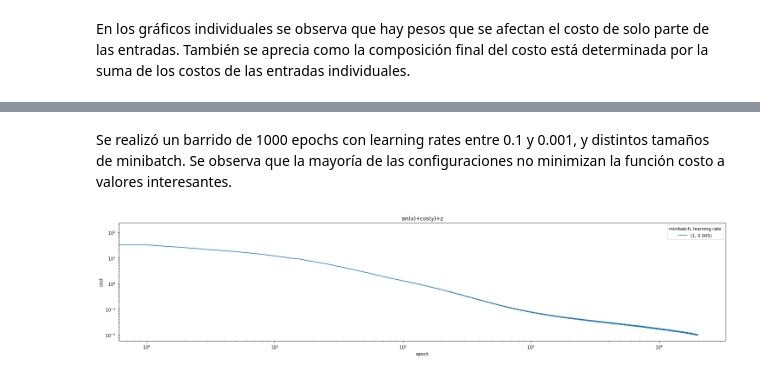
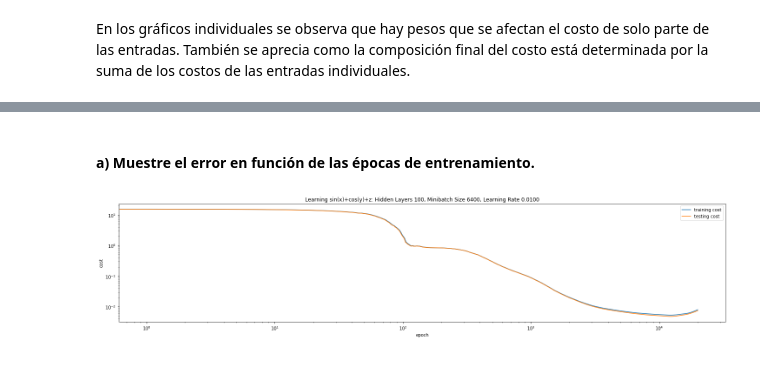
Before and after one commit to xvan/RedesNeuronales, a Jupyter notebook: TP2/tp2/tp2.ipynb, the cells around one changed output, grey strips where cells are left out. Drawn from its saved outputs; the diff is of its cells as text; code cells hidden in the pictures.

```diff
--- a/TP2/tp2/tp2.ipynb
+++ b/TP2/tp2/tp2.ipynb
@@ -497,0 +469,4 @@ for nn,fname in sim_data_files:
+# %%
+importlib.reload(tp2Aux)
+sim_data=tp2Aux.Exercise4.load_pickled_data()
+sim_data=sorted(sim_data, key= lambda d : min(d[3][:,0]))
@@ -498,12 +486,14 @@ for nn,fname in sim_data_files:
+# %% [markdown]
+#### a) Muestre el error en función de las épocas de entrenamiento.
 # %%
-for data in sim_data:
-    error = [pair[0]/3 for pair in data[3]]
-    plt.plot(error, label = "(%i, %0.3f)" % data[:2])
+data = sim_data[1]
+plt.plot(data[3][:,0], label="training cost")
+plt.plot(data[3][:,1], label="testing cost")
 plt.yscale("log")
-#plt.xscale("log")
+plt.xscale("log")
 plt.xlabel("epoch")
 plt.ylabel("cost")
-plt.legend(title = "minibatch, learning rate")
-plt.title("sin(x)+cos(y)+z")
+plt.legend()
+_=plt.title("Learning sin(x)+cos(y)+z: Hidden Layers %i, Minibatch Size %i, Learning Rate %.04f" % (data[4], data[0], data[1]))
+# %% [output]
+[figure, added]
-# %% [markdown]
-Se realizó un barrido de 1000 epochs con learning rates entre 0.1 y 0.001, y distintos tamaños de minibatch. Se observa que la mayoría de las configuraciones no minimizan la función costo a valores interesantes.
@@ -533,14 +499,0 @@ filtered_data = sim_data
-# %%
-filtered_data = [data for data in sim_data if np.min(np.array(data[3])[0,:]/3) < 0.01]
-for data in filtered_data:
-    error = [pair[0]/3 for pair in data[3]]
-    plt.plot(error, label = "(%i, %0.3f)" % data[:2])
-plt.yscale("log")
-plt.xlabel("epoch")
-plt.xscale("log")
-plt.ylabel("cost")
-plt.legend(title = "minibatch, learning rate",ncol=2)
-plt.title("sin(x)+cos(y)+z")
-filtered_data = sim_data
-# %% [output]
-[figure, removed]
```
Also changed, not shown: parts of 27 cells of this notebook.
